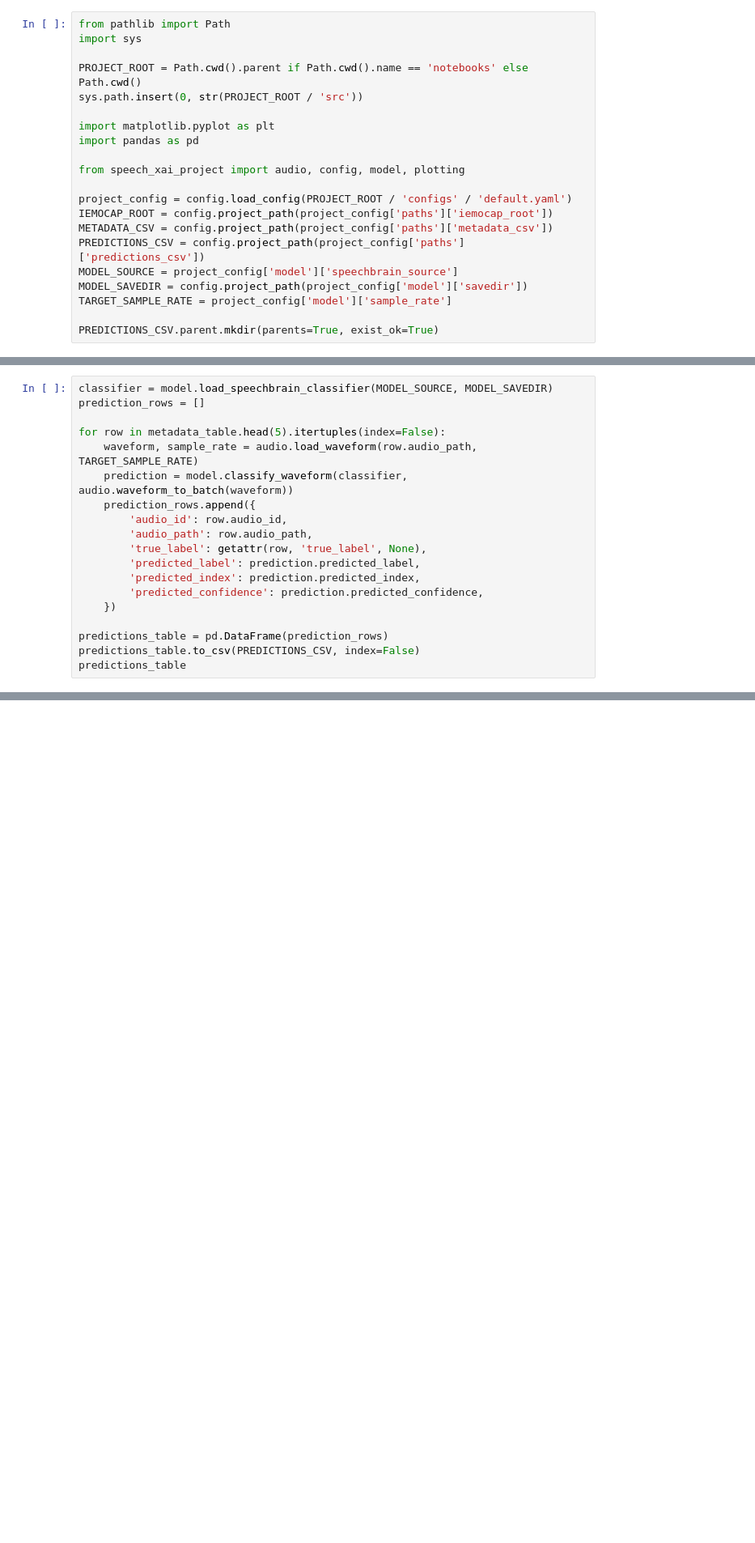
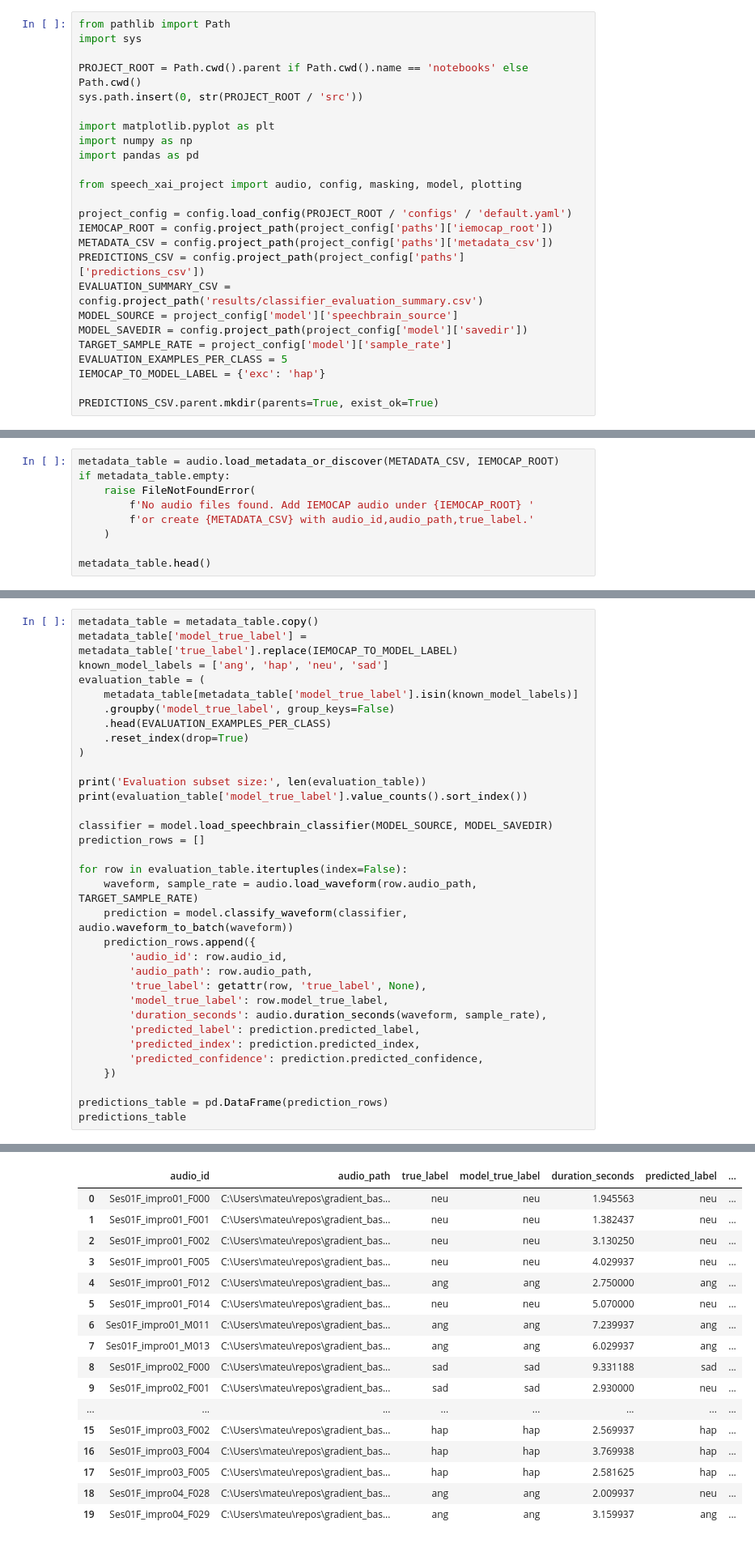
Before and after one commit to MateusWiteck/gradient_based_speach_xai, a Jupyter notebook: notebooks/01_inference_iemocap.ipynb, the cells around one changed output, grey strips where cells are left out. Shown at 81% size. Drawn from its saved outputs; the diff is of its cells as text; blank space fills up the shorter version.

```diff
--- a/notebooks/01_inference_iemocap.ipynb
+++ b/notebooks/01_inference_iemocap.ipynb
@@ -10,16 +10,20 @@ PROJECT_ROOT = Path.cwd().parent if Path.cwd().name == 'notebooks' else Path.cwd
 sys.path.insert(0, str(PROJECT_ROOT / 'src'))
 
 import matplotlib.pyplot as plt
+import numpy as np
 import pandas as pd
 
-from speech_xai_project import audio, config, model, plotting
+from speech_xai_project import audio, config, masking, model, plotting
 
 project_config = config.load_config(PROJECT_ROOT / 'configs' / 'default.yaml')
 IEMOCAP_ROOT = config.project_path(project_config['paths']['iemocap_root'])
 METADATA_CSV = config.project_path(project_config['paths']['metadata_csv'])
 PREDICTIONS_CSV = config.project_path(project_config['paths']['predictions_csv'])
+EVALUATION_SUMMARY_CSV = config.project_path('results/classifier_evaluation_summary.csv')
 MODEL_SOURCE = project_config['model']['speechbrain_source']
 MODEL_SAVEDIR = config.project_path(project_config['model']['savedir'])
 TARGET_SAMPLE_RATE = project_config['model']['sample_rate']
+EVALUATION_EXAMPLES_PER_CLASS = 5
+IEMOCAP_TO_MODEL_LABEL = {'exc': 'hap'}
 
 PREDICTIONS_CSV.parent.mkdir(parents=True, exist_ok=True)
@@ -37,0 +30,9 @@ metadata_table.head()
+# %%
+metadata_table = audio.load_metadata_or_discover(METADATA_CSV, IEMOCAP_ROOT)
+if metadata_table.empty:
+    raise FileNotFoundError(
+        f'No audio files found. Add IEMOCAP audio under {IEMOCAP_ROOT} '
+        f'or create {METADATA_CSV} with audio_id,audio_path,true_label.'
+    )
+
+metadata_table.head()
@@ -44,19 +56,34 @@ plotting.plot_waveform(sample_waveform, sample_rate, title=str(sample_row.audio_
 # %%
+metadata_table = metadata_table.copy()
+metadata_table['model_true_label'] = metadata_table['true_label'].replace(IEMOCAP_TO_MODEL_LABEL)
+known_model_labels = ['ang', 'hap', 'neu', 'sad']
+evaluation_table = (
+    metadata_table[metadata_table['model_true_label'].isin(known_model_labels)]
+    .groupby('model_true_label', group_keys=False)
+    .head(EVALUATION_EXAMPLES_PER_CLASS)
+    .reset_index(drop=True)
+)
+
+print('Evaluation subset size:', len(evaluation_table))
+print(evaluation_table['model_true_label'].value_counts().sort_index())
+
 classifier = model.load_speechbrain_classifier(MODEL_SOURCE, MODEL_SAVEDIR)
 prediction_rows = []
 
-for row in metadata_table.head(5).itertuples(index=False):
+for row in evaluation_table.itertuples(index=False):
     waveform, sample_rate = audio.load_waveform(row.audio_path, TARGET_SAMPLE_RATE)
     prediction = model.classify_waveform(classifier, audio.waveform_to_batch(waveform))
     prediction_rows.append({
         'audio_id': row.audio_id,
         'audio_path': row.audio_path,
         'true_label': getattr(row, 'true_label', None),
+        'model_true_label': row.model_true_label,
+        'duration_seconds': audio.duration_seconds(waveform, sample_rate),
         'predicted_label': prediction.predicted_label,
         'predicted_index': prediction.predicted_index,
         'predicted_confidence': prediction.predicted_confidence,
     })
 
 predictions_table = pd.DataFrame(prediction_rows)
-predictions_table.to_csv(PREDICTIONS_CSV, index=False)
 predictions_table
+# %% [output]
@@ -62,0 +99,17 @@ predictions_table
+|  | audio_id | audio_path | true_label | model_true_label | duration_seconds | predicted_label | ... |
+| 0 | Ses01F_impro01_F000 | C:\Users\mateu\repos\gradient_bas... | neu | neu | 1.945563 | neu | ... |
+| 1 | Ses01F_impro01_F001 | C:\Users\mateu\repos\gradient_bas... | neu | neu | 1.382437 | neu | ... |
+| 2 | Ses01F_impro01_F002 | C:\Users\mateu\repos\gradient_bas... | neu | neu | 3.130250 | neu | ... |
+| 3 | Ses01F_impro01_F005 | C:\Users\mateu\repos\gradient_bas... | neu | neu | 4.029937 | neu | ... |
+| 4 | Ses01F_impro01_F012 | C:\Users\mateu\repos\gradient_bas... | ang | ang | 2.750000 | ang | ... |
+| 5 | Ses01F_impro01_F014 | C:\Users\mateu\repos\gradient_bas... | neu | neu | 5.070000 | neu | ... |
+| 6 | Ses01F_impro01_M011 | C:\Users\mateu\repos\gradient_bas... | ang | ang | 7.239937 | ang | ... |
+| 7 | Ses01F_impro01_M013 | C:\Users\mateu\repos\gradient_bas... | ang | ang | 6.029937 | ang | ... |
+| 8 | Ses01F_impro02_F000 | C:\Users\mateu\repos\gradient_bas... | sad | sad | 9.331188 | sad | ... |
+| 9 | Ses01F_impro02_F001 | C:\Users\mateu\repos\gradient_bas... | sad | sad | 2.930000 | neu | ... |
+| ... | ... | ... | ... | ... | ... | ... | ... |
+| 15 | Ses01F_impro03_F002 | C:\Users\mateu\repos\gradient_bas... | hap | hap | 2.569937 | hap | ... |
+| 16 | Ses01F_impro03_F004 | C:\Users\mateu\repos\gradient_bas... | hap | hap | 3.769938 | hap | ... |
+| 17 | Ses01F_impro03_F005 | C:\Users\mateu\repos\gradient_bas... | hap | hap | 2.581625 | hap | ... |
+| 18 | Ses01F_impro04_F028 | C:\Users\mateu\repos\gradient_bas... | ang | ang | 2.009937 | neu | ... |
+| 19 | Ses01F_impro04_F029 | C:\Users\mateu\repos\gradient_bas... | ang | ang | 3.159937 | ang | ... |
```
Also changed, not shown: parts of 8 cells of this notebook, 24 other files.
